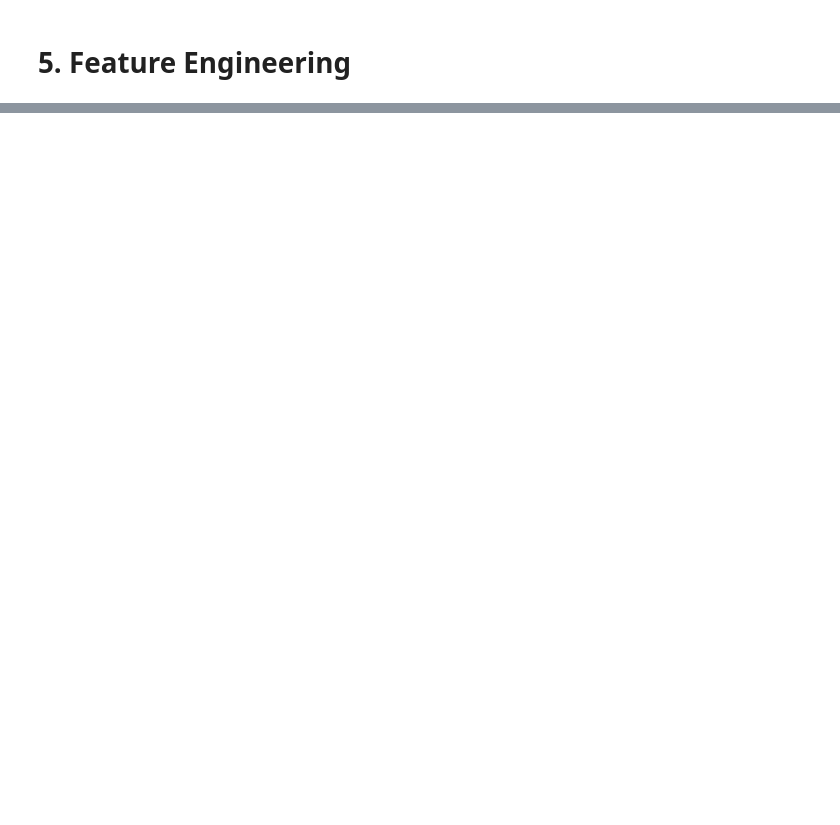
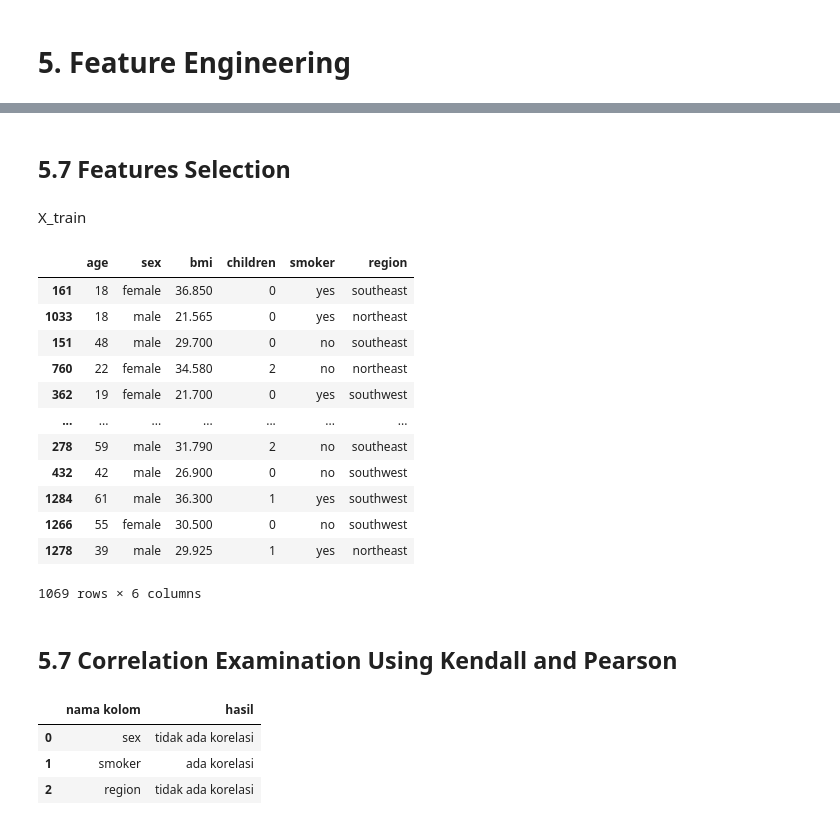
Before and after one commit to Ediashta-Narendra/Insurance-Premium-Prediction, a Jupyter notebook: h8dsft_ngc_ml_w1.ipynb, the cells around one changed output, grey strips where cells are left out. Cells and saved outputs as stored; diff of their text form; code cells hidden in the pictures; blank space fills up the shorter version.

```diff
--- a/h8dsft_ngc_ml_w1.ipynb
+++ b/h8dsft_ngc_ml_w1.ipynb
@@ -243,0 +319,7 @@ plt.show()
+# %%
+#create feature dataframe
+X = df.drop(['charges'], axis = 1)
+# create target list
+y = df['charges']
+
+X.info()
@@ -243,0 +356,5 @@ plt.show()
+# %%
+#from sklearn.model_selection import train_test_split
+X_train, X_test, y_train, y_test = train_test_split(X, y, test_size = 0.2, random_state = 12)
+print('Train Size', X_train.shape)
+print('Test Size', X_test.shape)
@@ -243,0 +505,48 @@ plt.show()
+# %% [markdown]
+## 5.7 Features Selection
+# %% [markdown]
+X_train
+# %%
+X_train
+# %% [output]
+|  | age | sex | bmi | children | smoker | region |
+| 161 | 18 | female | 36.850 | 0 | yes | southeast |
+| 1033 | 18 | male | 21.565 | 0 | yes | northeast |
+| 151 | 48 | male | 29.700 | 0 | no | southeast |
+| 760 | 22 | female | 34.580 | 2 | no | northeast |
+| 362 | 19 | female | 21.700 | 0 | yes | southwest |
+| ... | ... | ... | ... | ... | ... | ... |
+| 278 | 59 | male | 31.790 | 2 | no | southeast |
+| 432 | 42 | male | 26.900 | 0 | no | southwest |
+| 1284 | 61 | male | 36.300 | 1 | yes | southwest |
+| 1266 | 55 | female | 30.500 | 0 | no | southwest |
+| 1278 | 39 | male | 29.925 | 1 | yes | northeast |
+1069 rows × 6 columns
+# %% [markdown]
+## 5.7 Correlation Examination Using Kendall and Pearson
+# %%
+# from scipy.stats import kendalltau, pearsonr
+
+# Feature selection Numerical columns
+p_values = []
+interpretasi = []
+cols = []
+
+for col in X_train_cat.columns:
+  corr_coef, p_value = kendalltau(X_train_cat[col], y_train)
+
+  p_values.append(p_value)
+  cols.append(col)
+
+  if p_value < 0.05:
+    interpretasi.append('ada korelasi')
+  else :
+    interpretasi.append('tidak ada korelasi')
+
+pd.DataFrame({'nama kolom':cols,
+              'hasil': interpretasi})
+# %% [output]
+|  | nama kolom | hasil |
+| 0 | sex | tidak ada korelasi |
+| 1 | smoker | ada korelasi |
+| 2 | region | tidak ada korelasi |
```
Also changed, not shown: parts of 70 cells of this notebook, 7 other files.
